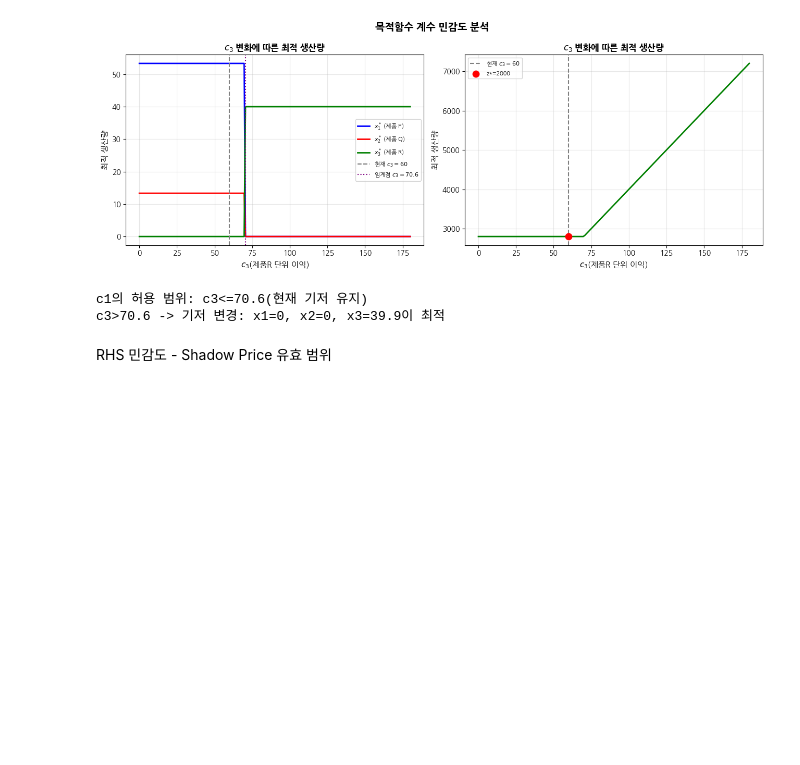
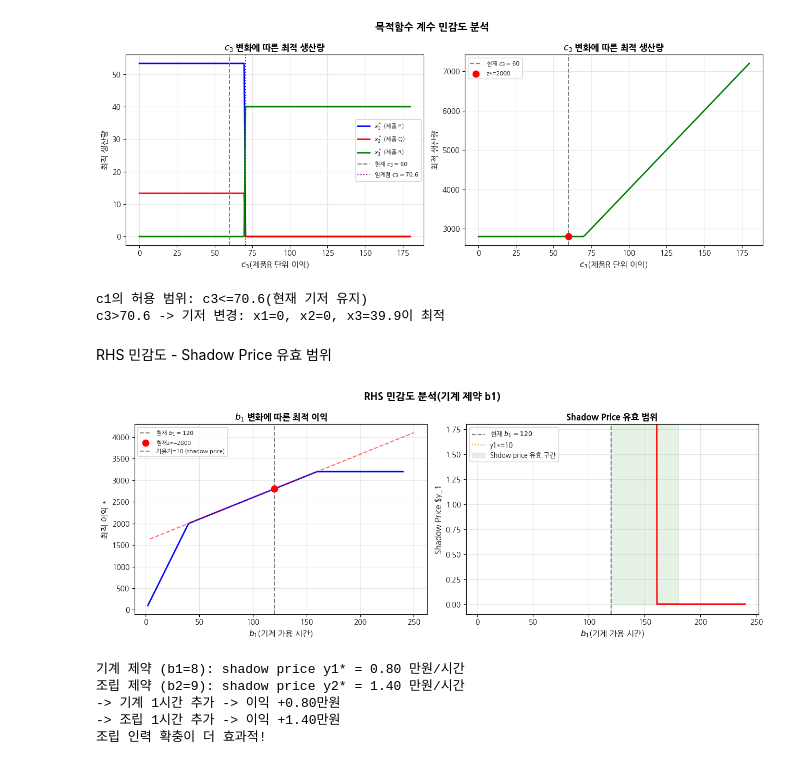
Before and after one commit to soomi-chloe/OR3_optimization, a Jupyter notebook: 04week.ipynb, the cells around one changed output. Cells and saved outputs as stored; diff of their text form; code cells hidden in the pictures; blank space fills up the shorter version.

```diff
--- a/04week.ipynb
+++ b/04week.ipynb
@@ -574,7 +578,7 @@ from ortools.linear_solver import pywraplp
 import numpy as np
 import matplotlib.pyplot as plt
 
-b1_range = np.linspace(2, 16, 200)
+b1_range = np.linspace(2, 240, 200)
 z_b1, sp_b1 = [], []
 
 for b1v in b1_range:
@@ -582,50 +586,59 @@ for b1v in b1_range:
 
     # 결정 변수
     INF = s.infinity()
-    x1 = s.NumVar(0,INF,'x1')
-    x2 = s.NumVar(0,INF, 'x2')
+    P = s.NumVar(0,INF, 'P')
+    Q = s.NumVar(0,INF, 'Q')
+    R = s.NumVar(0,INF, 'R')
 
     # 제약 조건
-    ct1 = s.Add(2*x1 + x2 <= b1v)
-    s.Add(x1+3*x2<=9)
+    ct1 = s.Add(2*P+Q+3*R <= b1v)
+    s.Add(P+2*Q+2*R <= 80)
+    s.Add(P+3*Q+1*R <= 100)
 
     # 목적 함수
-    s.Maximize(3*x1 + 5 * x2)
+    s.Maximize(40*P + 50*Q + 60*R)
 
     if s.Solve() ==pywraplp.Solver.OPTIMAL:
         z_b1.append(s.Objective().Value())
         sp_b1.append(ct1.dual_value())
     else:
         z_b1.append(np.nan); sp_b1.append(np.nan)
 
 fig, axes = plt.subplots(1,2, figsize=(13,5))
 
 ax = axes[0]
 ax.plot(b1_range, z_b1, 'b-', lw=2)
-ax.axvline(8,color='gray', ls='--', label='현재 $b_1=8$')
-ax.scatter([8],[19],color='red', s=80, zorder=5, label='현재z*=19')
-b1_tan=np.array([4,14])
-ax.plot(b1_tan, 19+0.8*(b1_tan-8), 'r--', alpha=0.6, label='기울기=0.8 (shadow price)')
+ax.axvline(120,color='gray', ls='--', label='현재 $b_1=120$')
+ax.scatter([120],[2800],color='red', s=80, zorder=5, label='현재z*=2800')
+b1_tan=np.array([4,250]) # 기울기 그리는 x값의 범위
+ax.plot(b1_tan, 2800+10*(b1_tan-120), 'r--', alpha=0.6, label='기울기=10 (shadow price)')
 ax.set_xlabel(r'$b_1$(기계 가용 시간)', fontsize=11)
 ax.set_ylabel('최적 이익 *', fontsize=11)
 ax.set_title(r'$b_1$ 변화에 따른 최적 이익', fontsize=12, fontweight='bold')
 ax.legend(fontsize=8); ax.grid(True, alpha=0.3)
 
 ax = axes[1]
 ax.plot(b1_range, sp_b1, 'r-', lw=2)
-ax.axvline(8, color='gray', ls='--', label='현재 $b_1=8$')
-ax.axhline(0.8, color='orange', ls=':', label='y1*=0.8$')
-ax.fill_between([3,12], [0,0], [1,1], alpha=0.1, color='green', label='Shdow price 유효 구간')
-ax.set_xlabel(r'$b_1$(기계 가용 시간)', fontsize=11)
+ax.axvline(120, color='gray', ls='--', label='현재 $b_1=120$')
+ax.axhline(10, color='orange', ls=':', label='y1*=10')
+ax.fill_between([120,180], [0,0], [120,120], alpha=0.1, color='green', label='Shdow price 유효 구간')
+ax.set_xlabel(r'$b_1$(원자재 가용 시간)', fontsize=11)
 ax.set_ylabel('Shadow Price $y_1', fontsize=11)
 ax.set_title('Shadow Price 유효 범위', fontsize=12, fontweight='bold')
 ax.legend(fontsize=9); ax.grid(True, alpha=0.3); ax.set_ylim(-0.1, 1.8)
 
 plt.suptitle('RHS 민감도 분석(기계 제약 b1)', fontsize=14, fontweight='bold')
 plt.tight_layout(); plt.show()
 
 print('기계 제약 (b1=8): shadow price y1* = 0.80 만원/시간')
 print('조립 제약 (b2=9): shadow price y2* = 1.40 만원/시간')
 print('-> 기계 1시간 추가 -> 이익 +0.80만원')
 print('-> 조립 1시간 추가 -> 이익 +1.40만원')
 print('조립 인력 확충이 더 효과적!')
+# %% [output]
+[figure, added]
+기계 제약 (b1=8): shadow price y1* = 0.80 만원/시간
+조립 제약 (b2=9): shadow price y2* = 1.40 만원/시간
+-> 기계 1시간 추가 -> 이익 +0.80만원
+-> 조립 1시간 추가 -> 이익 +1.40만원
+조립 인력 확충이 더 효과적!
```
Also changed, not shown: parts of 5 cells of this notebook.
